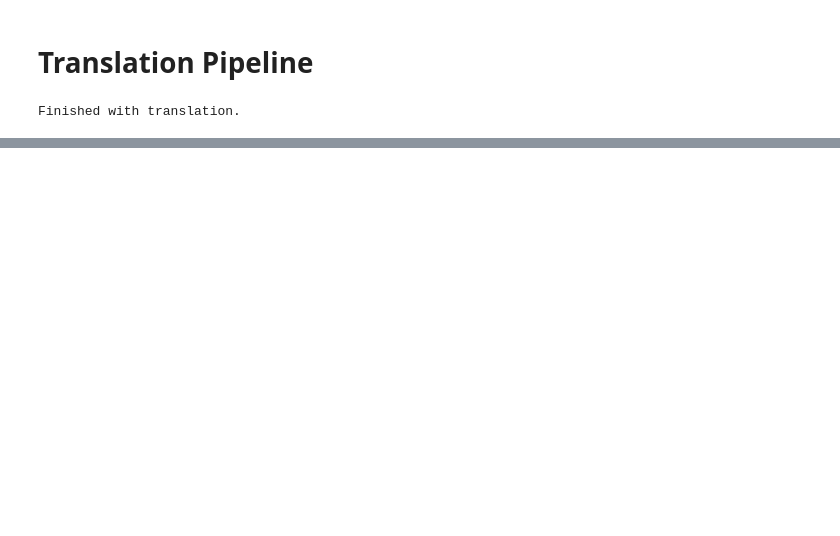
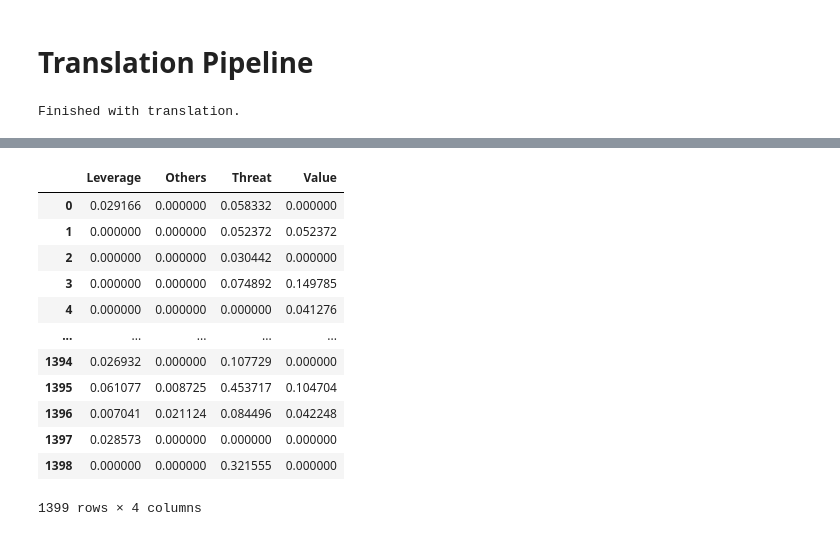
Before and after one commit to kferraga/ParliamentHackathon2024, a Jupyter notebook: datawrangling/translation_pipeline.ipynb, the cells around one changed output, grey strips where cells are left out. Cells and saved outputs as stored; diff of their text form; code cells hidden in the pictures; blank space fills up the shorter version.

```diff
--- a/datawrangling/translation_pipeline.ipynb
+++ b/datawrangling/translation_pipeline.ipynb
@@ -29,3 +29,15 @@ except deepl.DeepLException as error:
     print(error)
 # %% [output]
 Finished with translation.
+# %%
+import pandas as pd
+argument_metadata = pd.read_csv("files\\argument_metadata.csv")
+gb_argument_metadata = argument_metadata[argument_metadata['name_id'].str.contains("GB-")]
+name_group = gb_argument_metadata.groupby("name_id")["label_text"].value_counts().unstack(fill_value=0).reset_index()
+
+
+display(name_group)
+display(argument_metadata)
+
+speech_metadata = pd.read_parquet("D:\\ParlaMint Data\\Raw Data\\ParlaMint-GB-RawSpeechesParquet.gzip")
+speech_metadata
@@ -31,0 +84,26 @@ Finished with translation.
+# %%
+speech_length = speech_metadata['speech'].apply(lambda x: len(str(x)))
+total_speech_length = pd.DataFrame(speech_metadata.groupby("person_id")["speech_length"].sum()).reset_index()
+total_speech_length = total_speech_length.rename(columns={"person_id":"name_id"})
+merged_gb_data = pd.merge(total_speech_length, name_group, on="name_id")
+adj_value = 10000
+merged_gb_data['Leverage'] = merged_gb_data['Leverage'] / merged_gb_data['speech_length'] * adj_value
+merged_gb_data['Others'] = merged_gb_data['Others'] / merged_gb_data['speech_length'] * adj_value
+merged_gb_data['Threat'] = merged_gb_data['Threat'] / merged_gb_data['speech_length'] * adj_value
+merged_gb_data['Value'] = merged_gb_data['Value'] / merged_gb_data['speech_length'] * adj_value
+values_merged_gb_data = merged_gb_data.drop(columns=["name_id", "speech_length"])
+values_merged_gb_data
+# %% [output]
+|  | Leverage | Others | Threat | Value |
+| 0 | 0.029166 | 0.000000 | 0.058332 | 0.000000 |
+| 1 | 0.000000 | 0.000000 | 0.052372 | 0.052372 |
+| 2 | 0.000000 | 0.000000 | 0.030442 | 0.000000 |
+| 3 | 0.000000 | 0.000000 | 0.074892 | 0.149785 |
+| 4 | 0.000000 | 0.000000 | 0.000000 | 0.041276 |
+| ... | ... | ... | ... | ... |
+| 1394 | 0.026932 | 0.000000 | 0.107729 | 0.000000 |
+| 1395 | 0.061077 | 0.008725 | 0.453717 | 0.104704 |
+| 1396 | 0.007041 | 0.021124 | 0.084496 | 0.042248 |
+| 1397 | 0.028573 | 0.000000 | 0.000000 | 0.000000 |
+| 1398 | 0.000000 | 0.000000 | 0.321555 | 0.000000 |
+1399 rows × 4 columns
```
Also changed, not shown: parts of 6 cells of this notebook, 31 other files.
